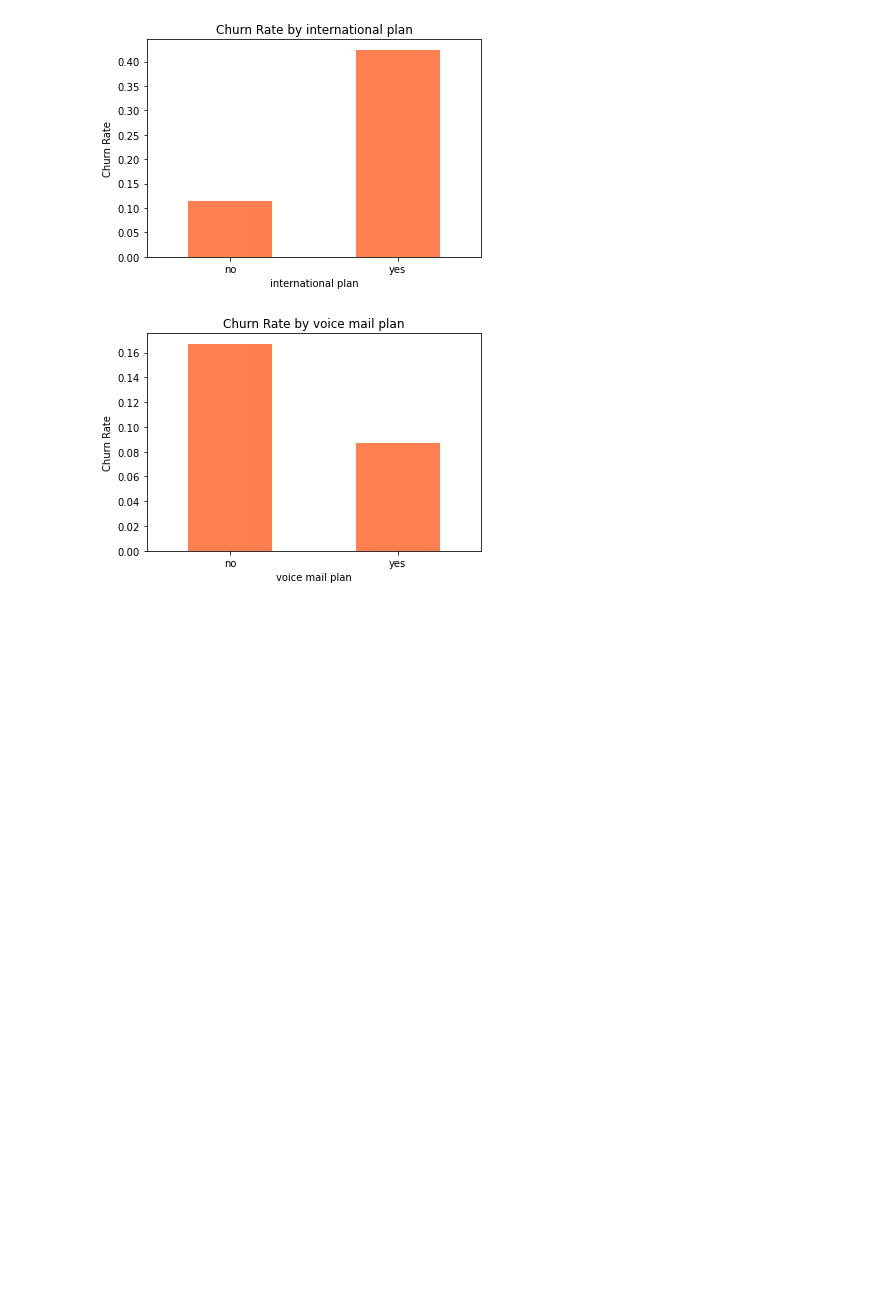
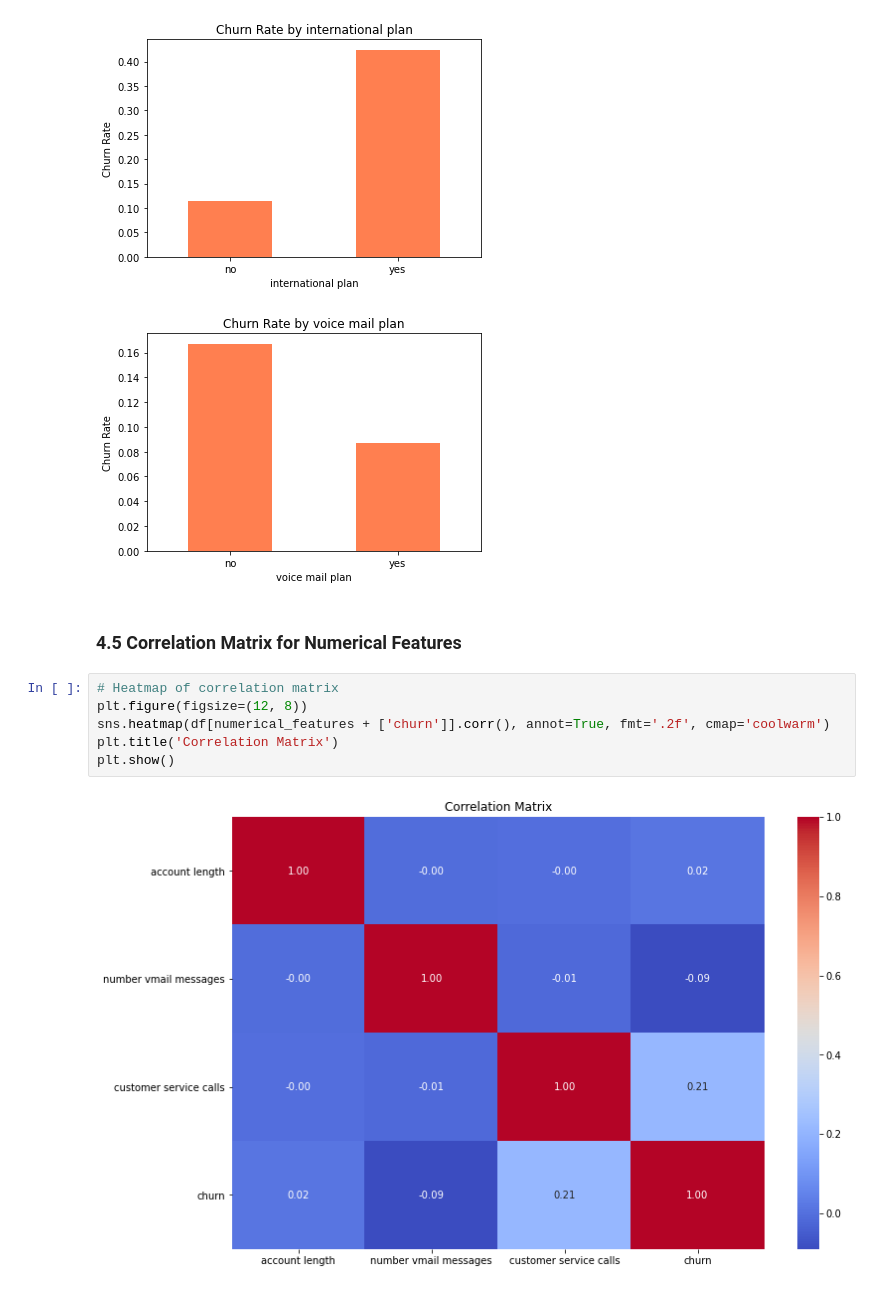
Before and after one commit to HellenDianaNjeri/SyriaTel-Customer-Churn, a Jupyter notebook: notebooks/SyriaTel Customer Churn.ipynb, the cells around one changed output. Cells and saved outputs as stored; diff of their text form; blank space fills up the shorter version.

Commit message:
Generate heatmap of correlation matrix for numerical features.

```diff
--- a/notebooks/SyriaTel Customer Churn.ipynb
+++ b/notebooks/SyriaTel Customer Churn.ipynb
@@ -442,3 +442,13 @@ for col in categorical_features:
 [figure]
 [figure]
 [figure]
+# %% [markdown]
+### 4.5 Correlation Matrix for Numerical Features
+# %%
+# Heatmap of correlation matrix
+plt.figure(figsize=(12, 8))
+sns.heatmap(df[numerical_features + ['churn']].corr(), annot=True, fmt='.2f', cmap='coolwarm')
+plt.title('Correlation Matrix')
+plt.show()
+# %% [output]
+[figure, added]
```
